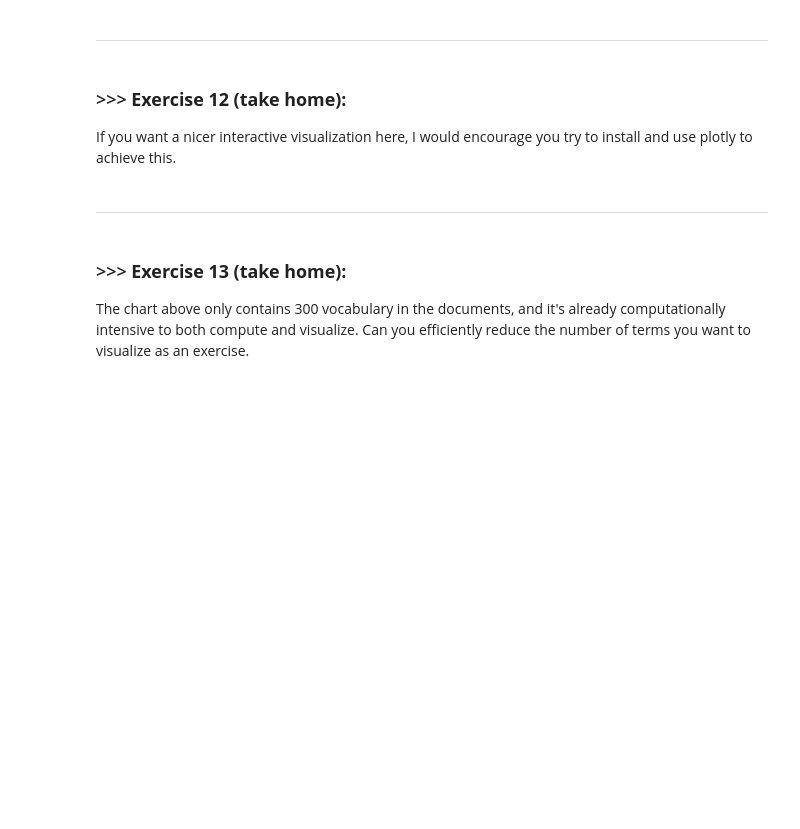
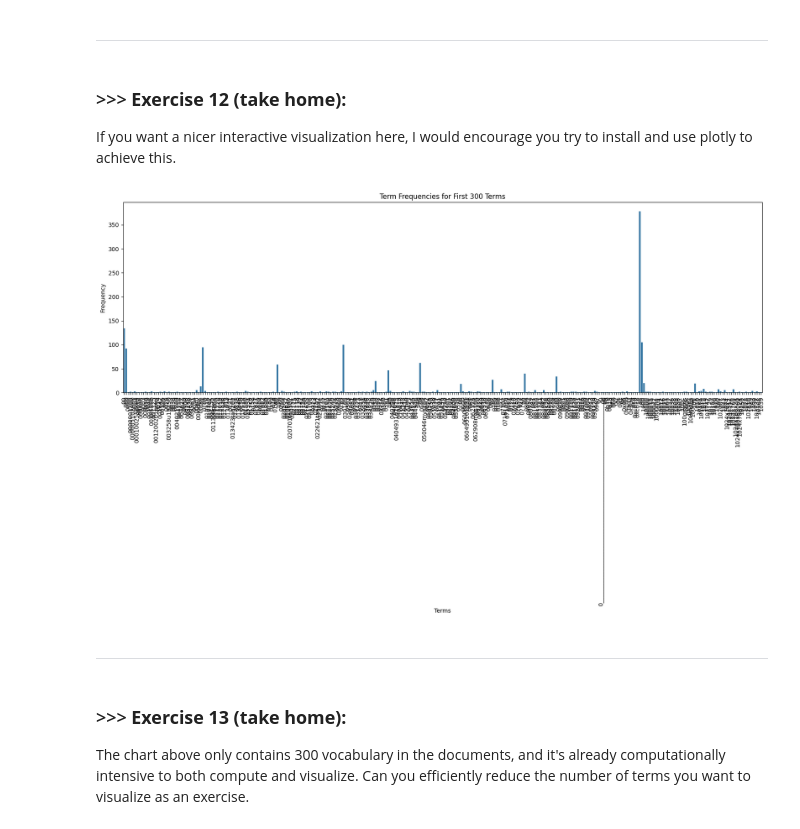
Before and after one commit to DorothySchesly/DM2025-Lab1-Exercise, a Jupyter notebook: DM2025-Lab1-Master.ipynb, the cells around one changed output. Drawn from its saved outputs; the diff is of its cells as text; code cells hidden in the pictures; blank space fills up the shorter version.

```diff
--- a/DM2025-Lab1-Master.ipynb
+++ b/DM2025-Lab1-Master.ipynb
@@ -1291,3 +1318,18 @@ If you want a nicer interactive visualization here, I would encourage you try to
+# %%
+plt.subplots(figsize=(20, 6))
+ax = sns.barplot(
+    x=count_vect.get_feature_names_out()[:300],
+    y=term_frequencies[:300]
+)
+ax.set_xticks(range(len(count_vect.get_feature_names_out()[:300])))  # match tick positions
+ax.set_xticklabels(count_vect.get_feature_names_out()[:300], rotation=90)
+
+plt.title("Term Frequencies for First 300 Terms")
+plt.xlabel("Terms")
+plt.ylabel("Frequency")
+plt.show()
+# %% [output]
+[figure, added]
 # %% [markdown]
 ---
 # %% [markdown]
```
Also changed, not shown: parts of 22 cells of this notebook.
